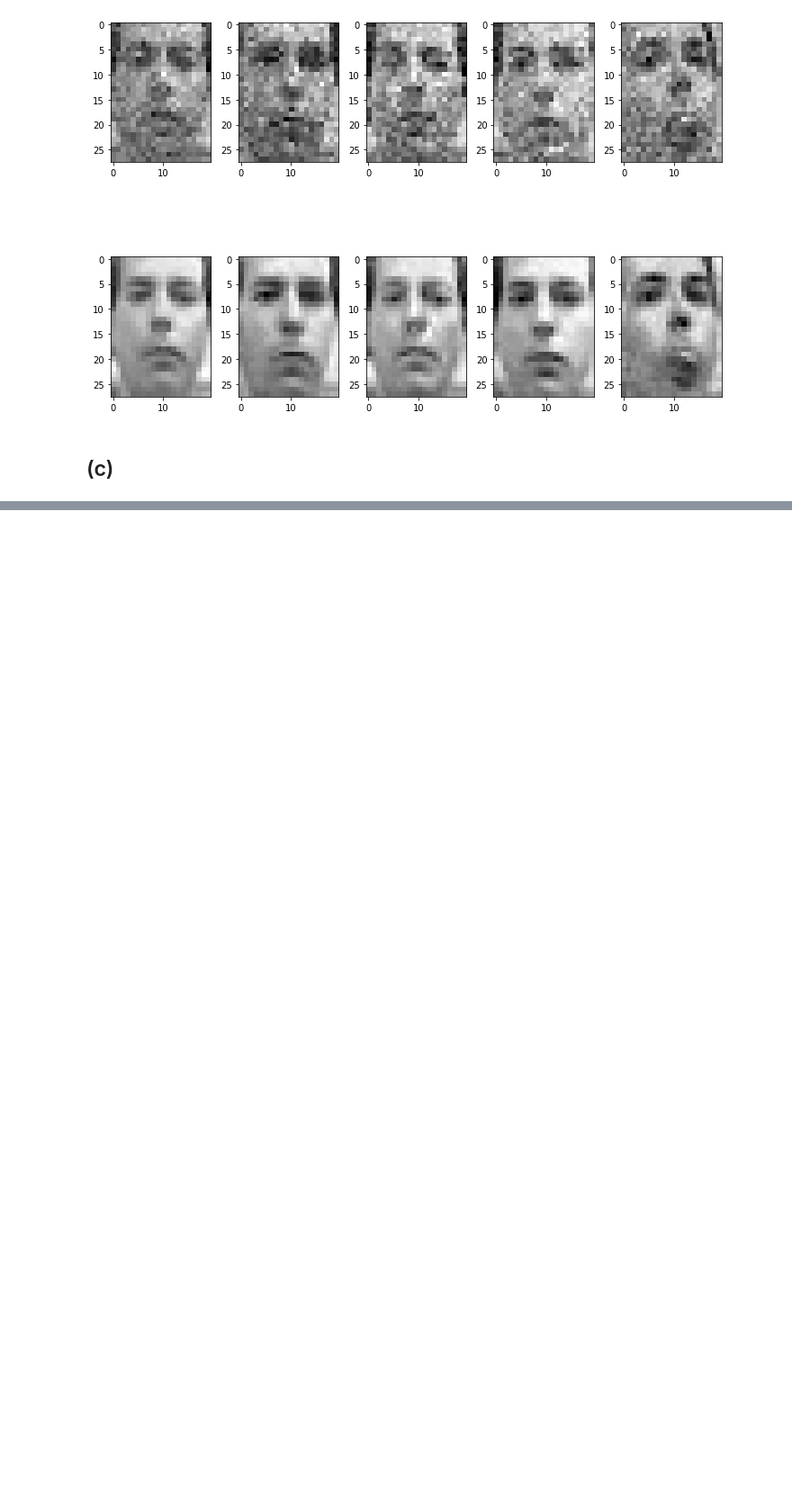
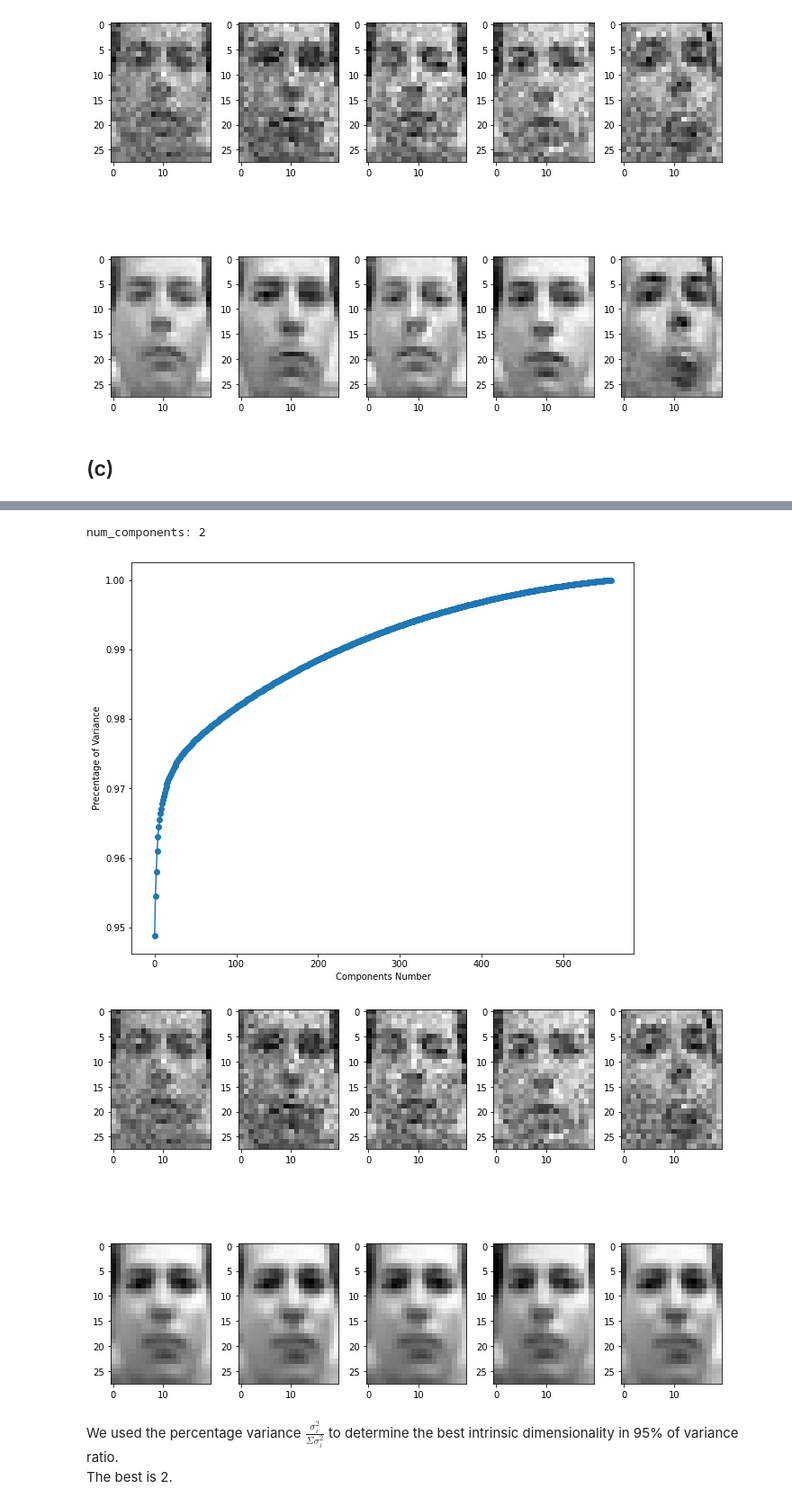
Before and after one commit to Galafala/2023-Fall-ML, a Jupyter notebook: 04Homework/ML_hw4.ipynb, the cells around one changed output, grey strips where cells are left out. Shown at 90% size. Drawn from its saved outputs; the diff is of its cells as text; code cells hidden in the pictures; blank space fills up the shorter version.

Commit message:
modify PCA variance percentage

```diff
--- a/04Homework/ML_hw4.ipynb
+++ b/04Homework/ML_hw4.ipynb
@@ -226,0 +220,41 @@ plt.show()
+# %%
+
+
+U, Sigma, VT = np.linalg.svd(x, full_matrices=False)
+explained_variance_ratio = (Sigma ** 2) / np.sum(Sigma ** 2)
+cumulative_explained_variance = np.cumsum(explained_variance_ratio)
+# 根據需求，選擇一個閾值或其他標準，例如 95% 的解釋變異比例
+desired_variance_ratio = 0.95
+num_components = np.argmax(cumulative_explained_variance >= desired_variance_ratio) + 1
+print(f'num_components: {num_components}')
+
+plt.figure(figsize=(10, 8))
+plt.xlabel('Components Number')
+plt.ylabel('Precentage of Variance')
+plt.scatter(np.arange(cumulative_explained_variance.shape[0]), cumulative_explained_variance)
+plt.plot(np.arange(cumulative_explained_variance.shape[0]), cumulative_explained_variance)
+plt.show()
+
+# 選擇前 num_components 個特徵向量和對應的奇異值
+selected_U = U[:, :num_components]
+selected_Sigma = np.diag(Sigma[:num_components])
+selected_VT = VT[:num_components, :]
+pca = selected_U.dot(selected_Sigma).dot(selected_VT)
+
+k = [10, 121, 225, 318, 426]
+plt.figure(figsize=(10, 8))
+for index, image in enumerate(k, 1):
+    plt.subplot(2, 5, index)
+    plt.imshow(x[:, image].reshape(28,20), cmap='gray')
+    plt.subplot(2, 5, index+5)
+    plt.imshow(pca[:, image].reshape(28,20), cmap='gray')
+
+plt.tight_layout()
+plt.show()
+# %% [output]
+num_components: 2
+[figure, added]
+[figure, added]
+# %% [markdown]
+We used the percentage variance $\frac{\sigma_i^2}{\Sigma\sigma_i^2}$ to determine the best intrinsic dimensionality in 95% of variance ratio. \
+The best is 2.
```
Also changed, not shown: parts of 4 cells of this notebook.
